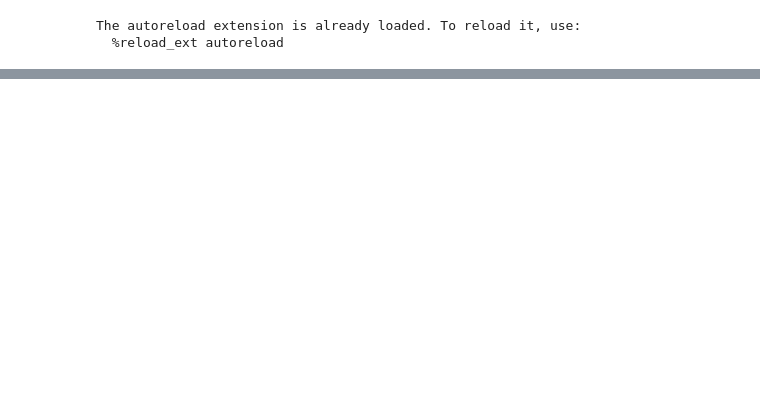
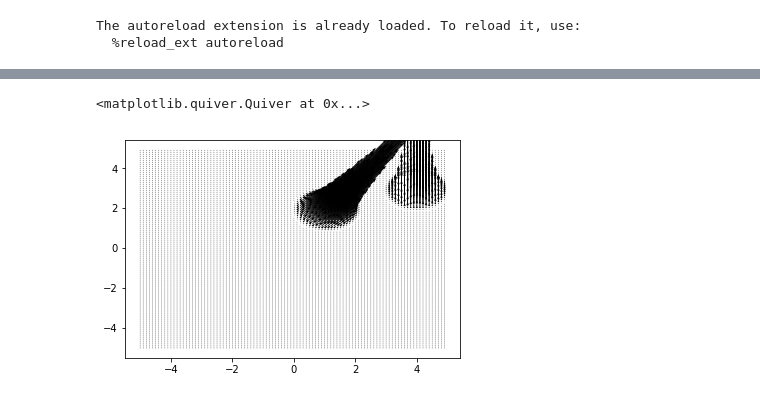
Before and after one commit to RosaKow/Masterthesis, a Jupyter notebook: simple_example.ipynb, the cells around one changed output, grey strips where cells are left out. Drawn from its saved outputs; the diff is of its cells as text; code cells hidden in the pictures; blank space fills up the shorter version.

```diff
--- a/simple_example.ipynb
+++ b/simple_example.ipynb
@@ -30,6 +35,14 @@ def H_r(GD, MOM):
 # %%
 GD_Trans = torch.tensor([[4., 2.], [0., 1.]], requires_grad=True).view(-1)
 MOM_Trans = torch.tensor([[0., 0.5], [0.5, 0.5]], requires_grad=True).view(-1)
+
+GD_Trans_Id = torch.tensor([[4., 2.], [0., 1.]], requires_grad=True).view(-1)
+MOM_Trans_Id = torch.tensor([[0., 0.5], [0.5, 0.5]], requires_grad=True).view(-1)
+
+# GD_Trans_Id = GD_Trans.clone().detach()
+# MOM_Trans_Id = MOM_Trans.clone().detach()
+# GD_Trans_Id.requires_grad_()
+# MOM_Trans_Id.requires_grad_()
 # %%
-cont = hamiltonian.Cont_geo(GD_Trans, MOM_Trans)
-cond_id = hamiltonian.Cont_geo(GD_Trans, MOM_Trans)
+Controls = hamiltonian.Cont_geo(GD_Trans, MOM_Trans)
+Controls_Id = hamiltonian.Cont_geo(GD_Trans_Id, MOM_Trans_Id)
@@ -47,0 +49,3 @@ tensor([[-5.5274e-08,  4.9117e-01],
+# %%
+GD_Final, MOM_Final = shoot.shoot(Trans, GD_Trans, MOM_Trans, H_r, 100)
+GD_Final_Id, MOM_Final_Id = shoot.shoot(Trans_Id, GD_Trans_Id, MOM_Trans_Id, H_r, 100)
@@ -51,8 +77,5 @@ sx, sy = 10, 10
 x, y = torch.meshgrid([torch.arange(0, nx), torch.arange(0, ny)])
 x = sx*(x.type(torch.FloatTensor)/nx - 0.5)
 y = sy*(y.type(torch.FloatTensor)/ny - 0.5)
-"""u, v = torch.zeros([nx, ny]), torch.zeros([nx, ny])"""
-
-u, v = fun.vec2grid(Trans(GD_final, cont, fun.grid2vec(x, y).type(torch.FloatTensor)), nx, ny)
-
-plt.quiver(x.numpy(), y.numpy(), u.detach().numpy(), v.detach().numpy())
+u, v = fun.vec2grid(Trans(GD_Final, Controls, fun.grid2vec(x, y).type(torch.FloatTensor)), nx, ny)
+u_id, v_id = fun.vec2grid(Trans(GD_Final_Id, Controls_Id, fun.grid2vec(x, y).type(torch.FloatTensor)), nx, ny)
@@ -61,0 +87,5 @@ plt.quiver(x.numpy(), y.numpy(), u.detach().numpy(), v.detach().numpy())
+# %%
+plt.quiver(x.numpy(), y.numpy(), u_id.detach().numpy(), v_id.detach().numpy())
+# %% [output]
+<matplotlib.quiver.Quiver at 0x...>
+[figure, added]
```
Also changed, not shown: parts of 8 cells of this notebook.
